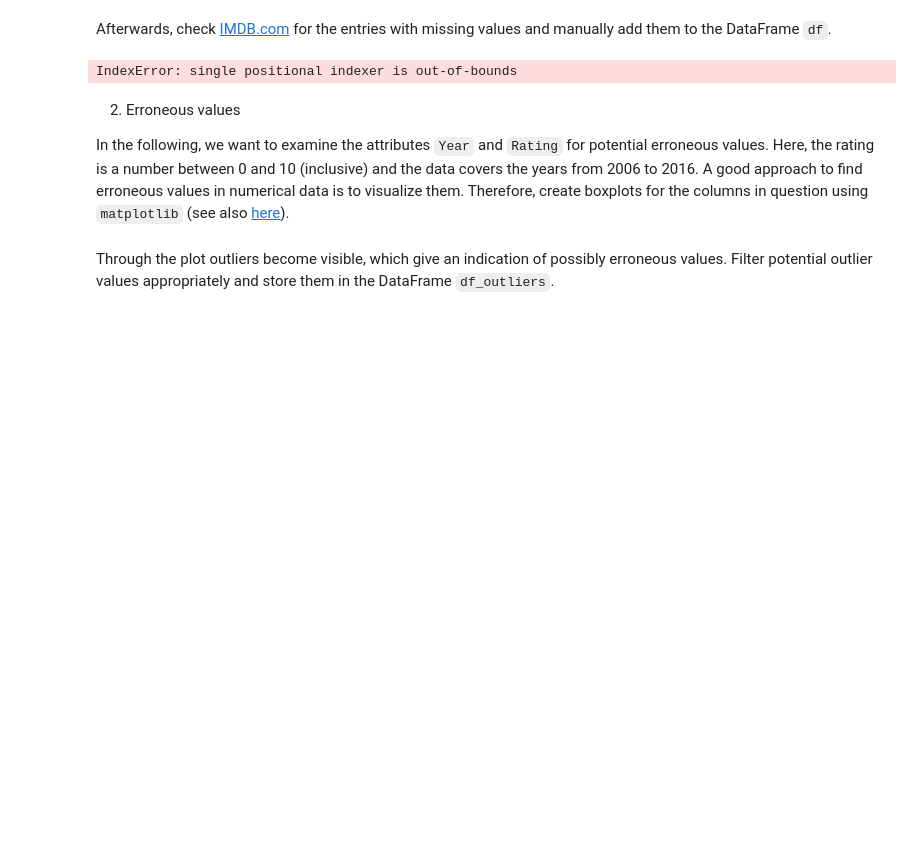
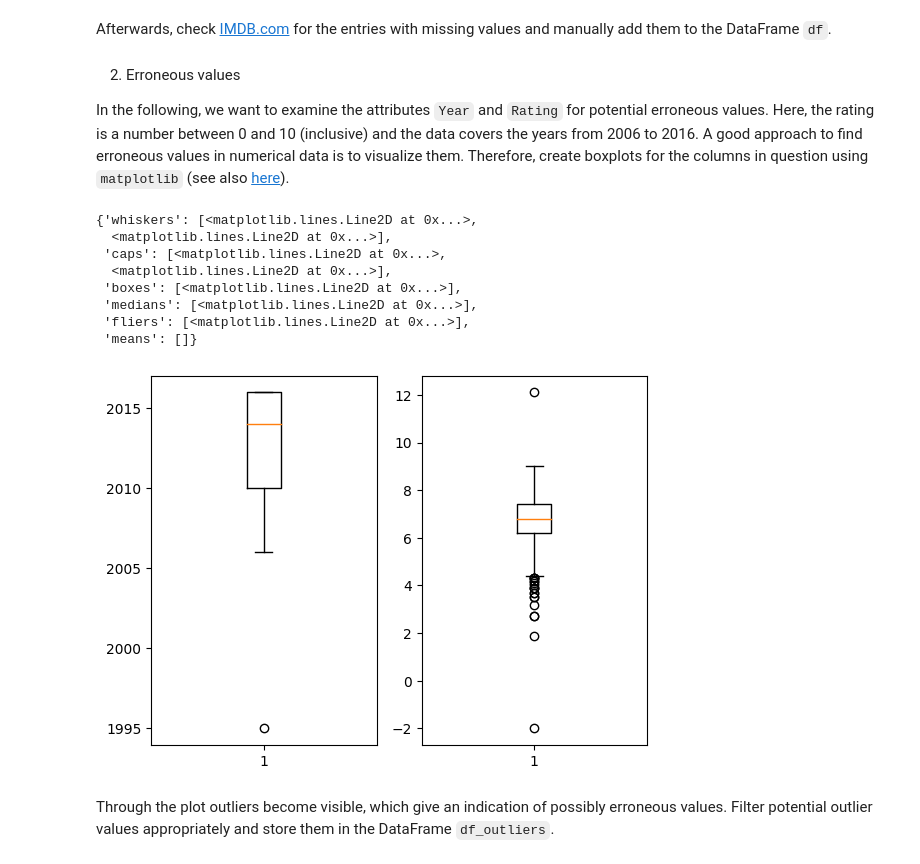
Before and after one commit to FelixCeard/EDSAI, a Jupyter notebook: assignment01/assignment01.ipynb, the cells around one changed output. Cells and saved outputs as stored; diff of their text form; code cells hidden in the pictures; blank space fills up the shorter version.

```diff
--- a/assignment01/assignment01.ipynb
+++ b/assignment01/assignment01.ipynb
@@ -483,10 +479,8 @@ import numpy as np
 
 df[df["Title"] == df_missing.iloc[0]["Title"]] = df[df["Title"] == df_missing.iloc[0]["Title"]].replace(np.nan, "Action, Drama, Liebesfilm, Thriller, Kriegsfilm")
 df[df["Title"] == df_missing.iloc[1]["Title"]] = df[df["Title"] == df_missing.iloc[1]["Title"]].replace(np.nan, "Quentin Tarantino")
-df[df["Title"] == df_missing.iloc[2]["Title"]] = df[df["Title"] == df_missing.iloc[2]["Title"]].replace(np.nan, "7.5")
-df[df["Title"] == df_missing.iloc[3]["Title"]] = df[df["Title"] == df_missing.iloc[3]["Title"]].replace(np.nan, "2013")
+df[df["Title"] == df_missing.iloc[2]["Title"]] = df[df["Title"] == df_missing.iloc[2]["Title"]].replace(np.nan, 7.5)
+df[df["Title"] == df_missing.iloc[3]["Title"]] = df[df["Title"] == df_missing.iloc[3]["Title"]].replace(np.nan, 2013)
-# %% [output]
-IndexError: single positional indexer is out-of-bounds
 # %% [markdown]
 2. Erroneous values
 
@@ -494,8 +488,20 @@ In the following, we want to examine the attributes `Year` and `Rating` for pote
 # %%
 import matplotlib.pyplot as plt
 %matplotlib inline
 
-# TODO: implement
+fig, ax = plt.subplots(1, 2)
+ax[0].boxplot(df["Year"])
+ax[1].boxplot(df["Rating"])
+# %% [output]
+{'whiskers': [<matplotlib.lines.Line2D at 0x...>,
+  <matplotlib.lines.Line2D at 0x...>],
+ 'caps': [<matplotlib.lines.Line2D at 0x...>,
+  <matplotlib.lines.Line2D at 0x...>],
+ 'boxes': [<matplotlib.lines.Line2D at 0x...>],
+ 'medians': [<matplotlib.lines.Line2D at 0x...>],
+ 'fliers': [<matplotlib.lines.Line2D at 0x...>],
+ 'means': []}
+[figure, added]
 # %% [markdown]
 Through the plot outliers become visible, which give an indication of possibly erroneous values. Filter potential outlier values appropriately and store them in the DataFrame `df_outliers`.
 # %%
```
Also changed, not shown: parts of 10 cells of this notebook, 3 other files.
